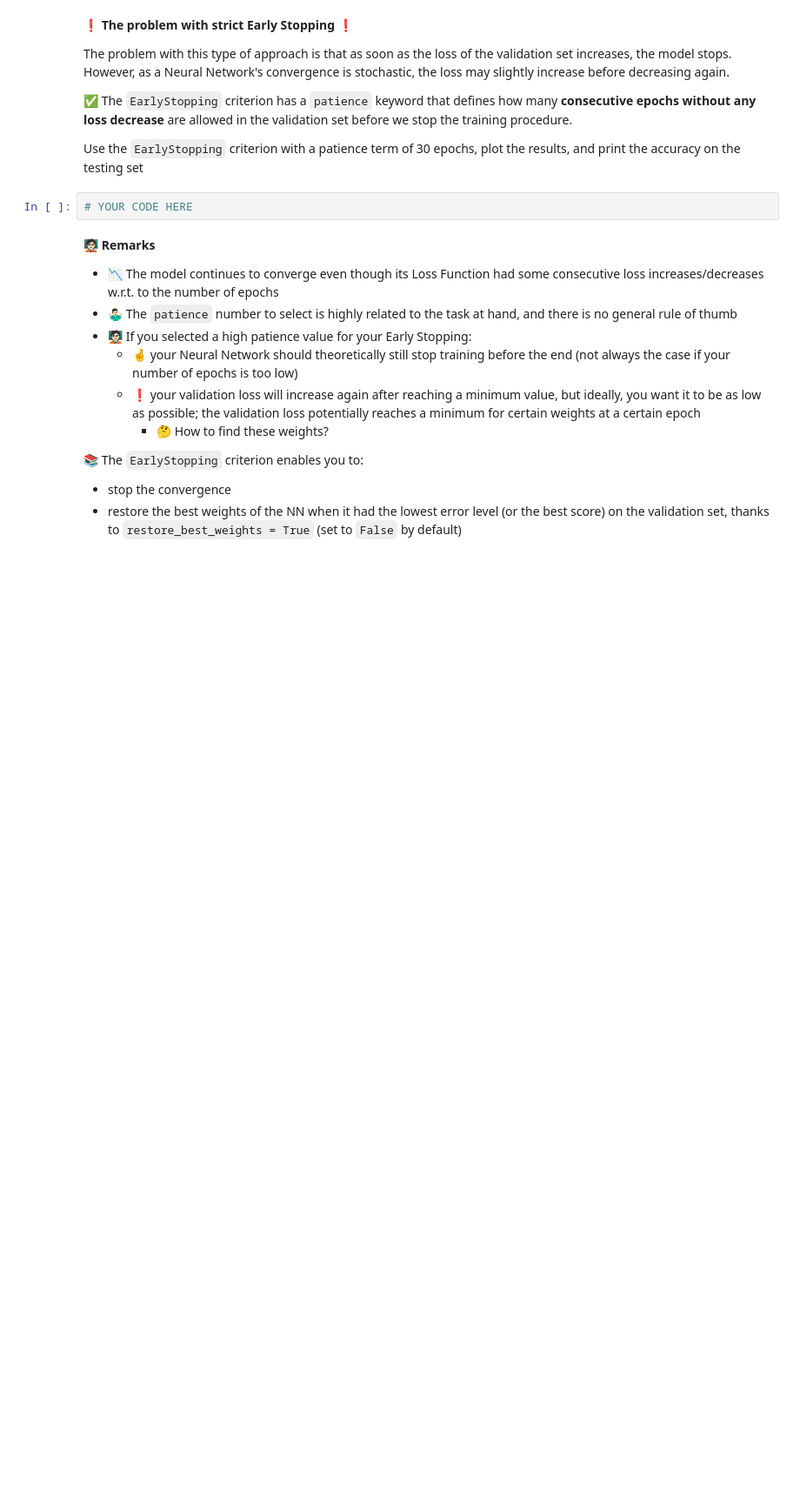
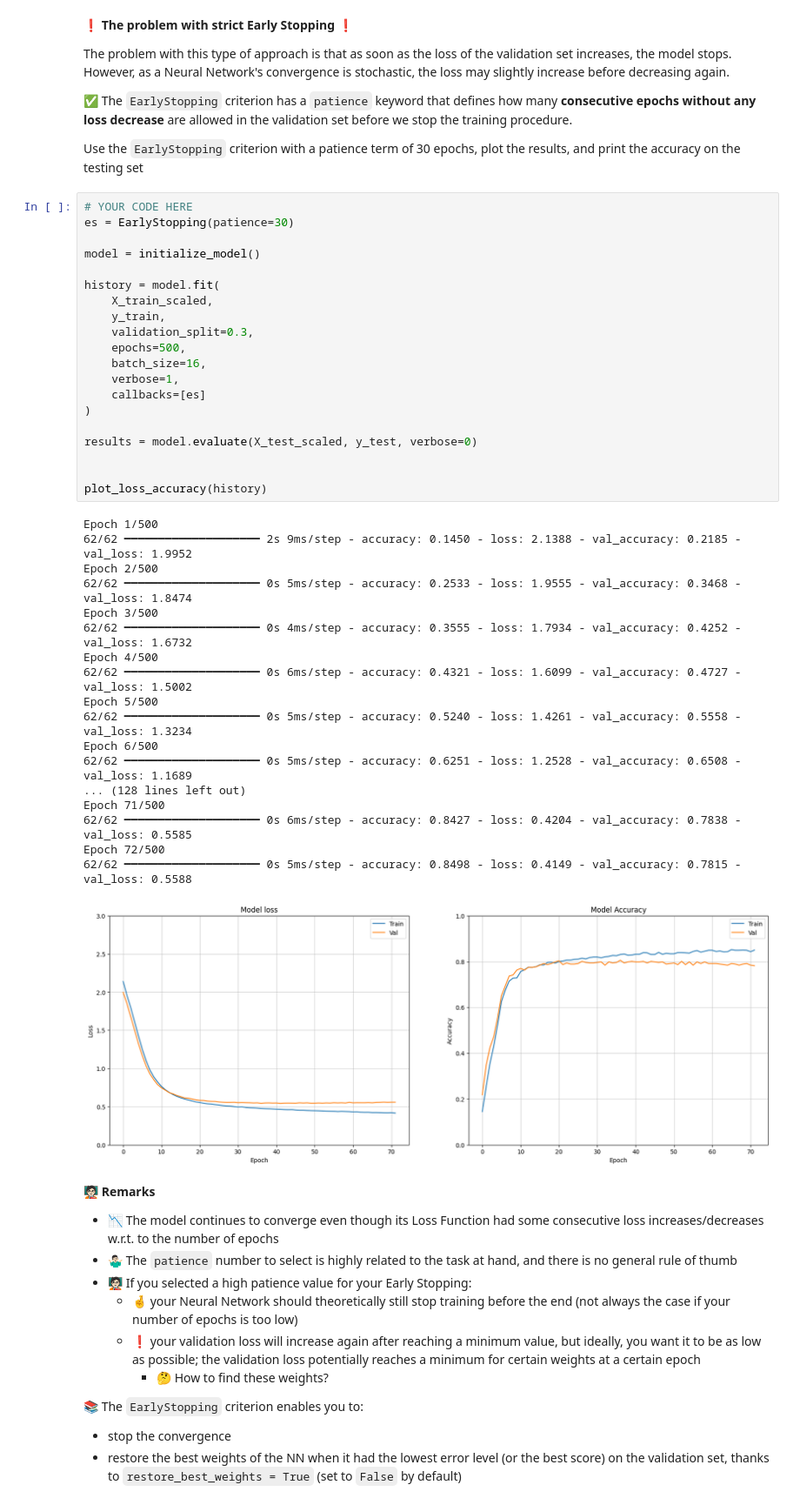
Before and after one commit to abed-dvp/data-how-to-properly-prevent-overfitting, a Jupyter notebook: how_to_properly_prevent_overfitting.ipynb, the cells around one changed output. Shown at 87% size. Drawn from its saved outputs; the diff is of its cells as text; blank space fills up the shorter version.

```diff
--- a/how_to_properly_prevent_overfitting.ipynb
+++ b/how_to_properly_prevent_overfitting.ipynb
@@ -291,8 +405,45 @@ The problem with this type of approach is that as soon as the loss of the valida
 ✅ The `EarlyStopping` criterion has a `patience` keyword that defines how many **consecutive epochs without any loss decrease** are allowed in the validation set before we stop the training procedure.
 
 Use the `EarlyStopping` criterion with a patience term of 30 epochs, plot the results, and print the accuracy on the testing set
-# %%
-# YOUR CODE HERE
+# %%
+# YOUR CODE HERE
+es = EarlyStopping(patience=30)
+
+model = initialize_model()
+
+history = model.fit(
+    X_train_scaled,
+    y_train,
+    validation_split=0.3,
+    epochs=500,
+    batch_size=16,
+    verbose=1,
+    callbacks=[es]
+)
+
+results = model.evaluate(X_test_scaled, y_test, verbose=0)
+
+
+plot_loss_accuracy(history)
+# %% [output]
+Epoch 1/500
+62/62 ━━━━━━━━━━━━━━━━━━━━ 2s 9ms/step - accuracy: 0.1450 - loss: 2.1388 - val_accuracy: 0.2185 - val_loss: 1.9952
+Epoch 2/500
+62/62 ━━━━━━━━━━━━━━━━━━━━ 0s 5ms/step - accuracy: 0.2533 - loss: 1.9555 - val_accuracy: 0.3468 - val_loss: 1.8474
+Epoch 3/500
+62/62 ━━━━━━━━━━━━━━━━━━━━ 0s 4ms/step - accuracy: 0.3555 - loss: 1.7934 - val_accuracy: 0.4252 - val_loss: 1.6732
+Epoch 4/500
+62/62 ━━━━━━━━━━━━━━━━━━━━ 0s 6ms/step - accuracy: 0.4321 - loss: 1.6099 - val_accuracy: 0.4727 - val_loss: 1.5002
+Epoch 5/500
+62/62 ━━━━━━━━━━━━━━━━━━━━ 0s 5ms/step - accuracy: 0.5240 - loss: 1.4261 - val_accuracy: 0.5558 - val_loss: 1.3234
+Epoch 6/500
+62/62 ━━━━━━━━━━━━━━━━━━━━ 0s 5ms/step - accuracy: 0.6251 - loss: 1.2528 - val_accuracy: 0.6508 - val_loss: 1.1689
+... (128 lines left out)
+Epoch 71/500
+62/62 ━━━━━━━━━━━━━━━━━━━━ 0s 6ms/step - accuracy: 0.8427 - loss: 0.4204 - val_accuracy: 0.7838 - val_loss: 0.5585
+Epoch 72/500
+62/62 ━━━━━━━━━━━━━━━━━━━━ 0s 5ms/step - accuracy: 0.8498 - loss: 0.4149 - val_accuracy: 0.7815 - val_loss: 0.5588
+[figure, added]
 # %% [markdown]
 🧑🏻‍🏫 **Remarks**
 
```
Also changed, not shown: parts of 26 cells of this notebook.
